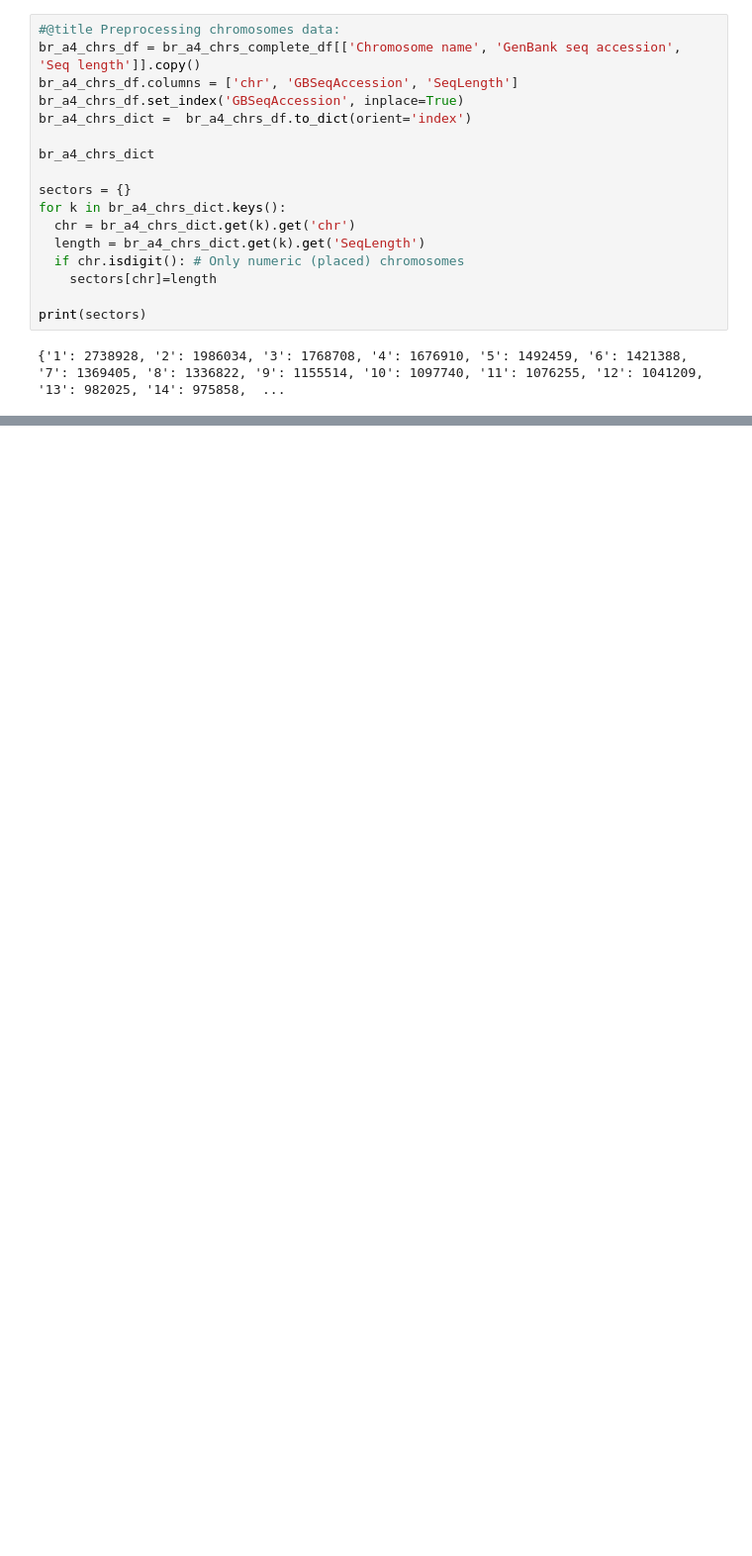
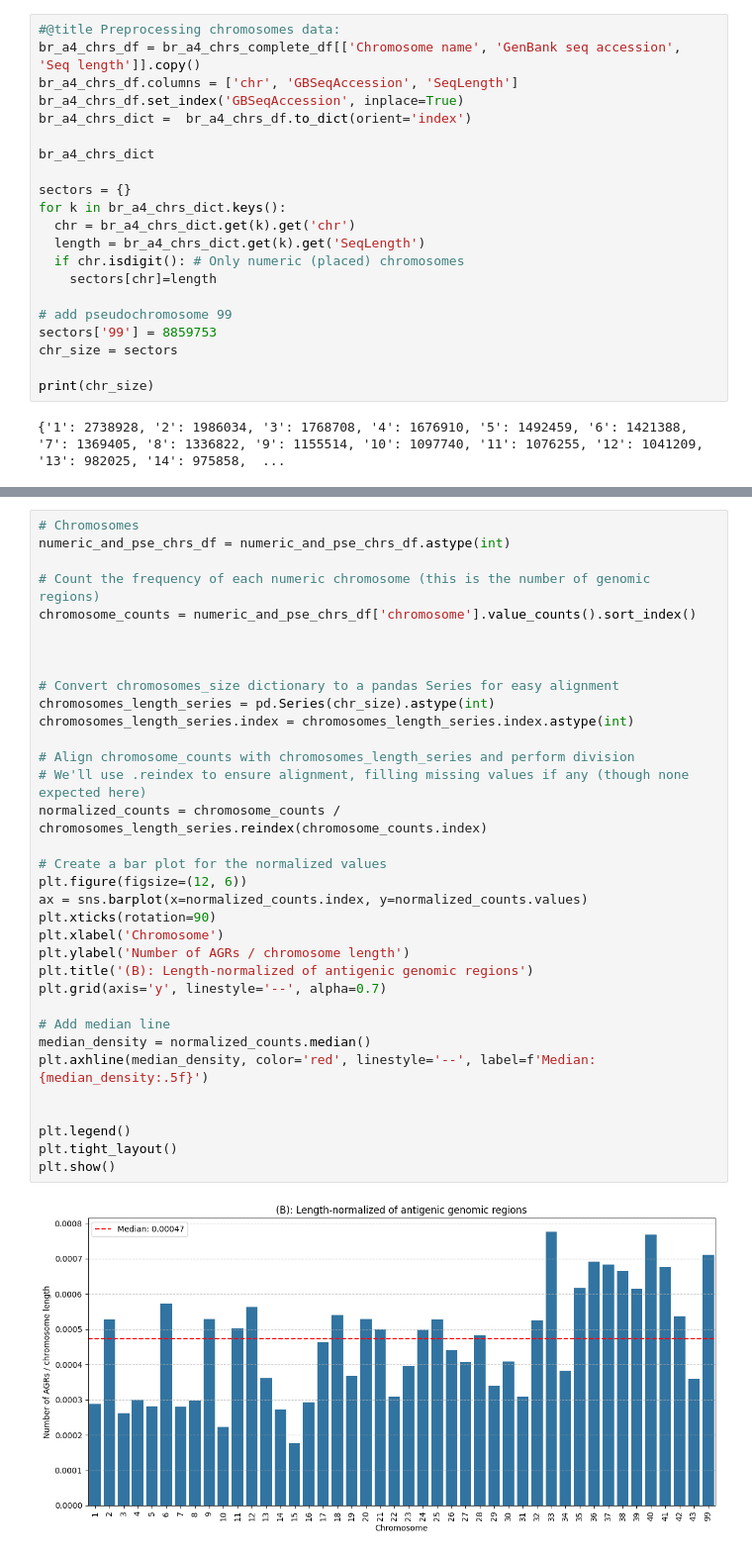
Before and after one commit to gianlucamajor/eCruziDB, a Jupyter notebook: eda/agrs-eda.ipynb, the cells around one changed output, grey strips where cells are left out. Shown at 99% size. Saved outputs shown, nothing was run; the diff lists cells and outputs as text; blank space fills up the shorter version.

```diff
--- a/eda/agrs-eda.ipynb
+++ b/eda/agrs-eda.ipynb
@@ -142,7 +141,11 @@ for k in br_a4_chrs_dict.keys():
   if chr.isdigit(): # Only numeric (placed) chromosomes
     sectors[chr]=length
 
-print(sectors)
+# add pseudochromosome 99
+sectors['99'] = 8859753
+chr_size = sectors
+
+print(chr_size)
 # %% [output]
 {'1': 2738928, '2': 1986034, '3': 1768708, '4': 1676910, '5': 1492459, '6': 1421388, '7': 1369405, '8': 1336822, '9': 1155514, '10': 1097740, '11': 1076255, '12': 1041209, '13': 982025, '14': 975858,  ...
 # %%
@@ -197,0 +340,36 @@ np.int64(21138)
+# %%
+# Chromosomes
+numeric_and_pse_chrs_df = numeric_and_pse_chrs_df.astype(int)
+
+# Count the frequency of each numeric chromosome (this is the number of genomic regions)
+chromosome_counts = numeric_and_pse_chrs_df['chromosome'].value_counts().sort_index()
+
+
+
+# Convert chromosomes_size dictionary to a pandas Series for easy alignment
+chromosomes_length_series = pd.Series(chr_size).astype(int)
+chromosomes_length_series.index = chromosomes_length_series.index.astype(int)
+
+# Align chromosome_counts with chromosomes_length_series and perform division
+# We'll use .reindex to ensure alignment, filling missing values if any (though none expected here)
+normalized_counts = chromosome_counts / chromosomes_length_series.reindex(chromosome_counts.index)
+
+# Create a bar plot for the normalized values
+plt.figure(figsize=(12, 6))
+ax = sns.barplot(x=normalized_counts.index, y=normalized_counts.values)
+plt.xticks(rotation=90)
+plt.xlabel('Chromosome')
+plt.ylabel('Number of AGRs / chromosome length')
+plt.title('(B): Length-normalized of antigenic genomic regions')
+plt.grid(axis='y', linestyle='--', alpha=0.7)
+
+# Add median line
+median_density = normalized_counts.median()
+plt.axhline(median_density, color='red', linestyle='--', label=f'Median: {median_density:.5f}')
+
+
+plt.legend()
+plt.tight_layout()
+plt.show()
+# %% [output]
+[figure, added]
```
Also changed, not shown: parts of 6 cells of this notebook.
